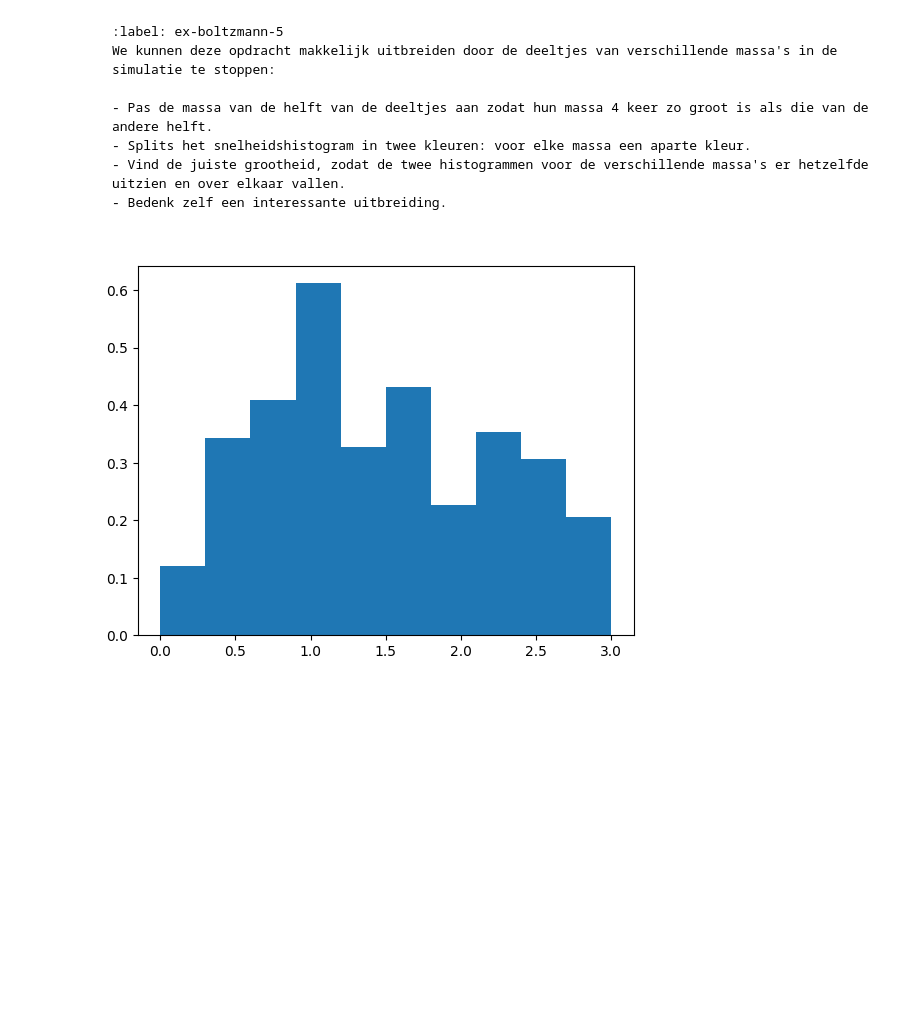
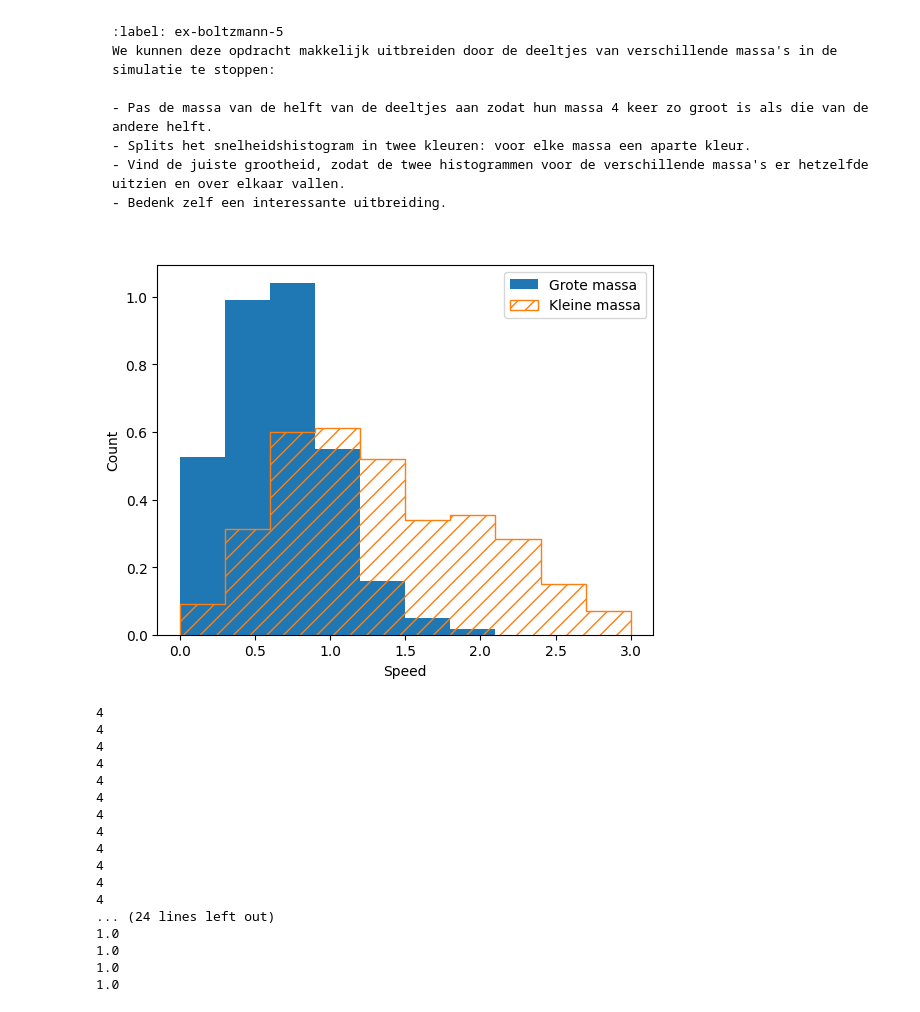
Before and after one commit to arenmeghdadi/314159265358979323846264338, a Jupyter notebook: Content/PySim/6_boltzmann.ipynb, the cells around one changed output. Cells and saved outputs as stored; diff of their text form; code cells hidden in the pictures; blank space fills up the shorter version.

```diff
--- a/Content/PySim/6_boltzmann.ipynb
+++ b/Content/PySim/6_boltzmann.ipynb
@@ -377,42 +379,52 @@ We kunnen deze opdracht makkelijk uitbreiden door de deeltjes van verschillende
 - Vind de juiste grootheid, zodat de twee histogrammen voor de verschillende massa's er hetzelfde uitzien en over elkaar vallen.
 - Bedenk zelf een interessante uitbreiding.
 # %%
-newparticles = []
+for p in particles[:20]:
+    p.m = 4
 
-def create_newparticles(newparticles):
-    """ Leegmaken en opnieuw aanmaken van deeltjes  in lijst """
-    newparticles.clear()
-    for i in range(N):
-        vx = np.random.uniform(-V_0, V_0)
-        vy = np.random.choice([-1, 1]) * np.sqrt(V_0**2 - vx**2)
-        pos = np.random.uniform(-BOX_SIZE_0/2 + RADIUS, BOX_SIZE_0/2 - RADIUS, 2)
-        mass = np.random.uniform(1.0, 4.0, 2)
-        newparticles.append(ParticleClass(m=mass, v=[vx, vy], r=pos, R=RADIUS))
+num_bins = 10
+tot_counts = np.zeros(num_bins, dtype=float)
+tot_counts2 = np.zeros(num_bins, dtype=float)
 
+plt.figure()
+plt.xlabel('Speed')
+plt.ylabel('Count')
 
-create_newparticles(newparticles)
+for i in range(5000):
+    take_time_step(particles)
+    if i % 250 == 0:
+        speeds = [np.linalg.norm(p.v) for p in particles[:20]]
+        partial_counts, bins = np.histogram(speeds, bins=num_bins, density='True', range=[0,3*V_0])
+        tot_counts += partial_counts
+        speeds2 = [np.linalg.norm(p.v) for p in particles[21:]]
+        partial_counts2, bins2 = np.histogram(speeds2, bins=num_bins, density='True', range=[0,3*V_0])
+        tot_counts2 += partial_counts2
 
+norm_counts = tot_counts / 20
+norm_counts2 = tot_counts2 / 20
+plt.stairs(norm_counts, bins, fill='True', label= 'Grote massa')
+plt.stairs(norm_counts2, bins, hatch='//', label = 'Kleine massa')
+plt.legend()
+plt.show()
 
-
-tot_countsmall = np.zeros(num_bins, dtype=float)
-tot_countbig = np.zeros(num_bins, dtype=float)
-for i in range(5000):
-    take_time_step(newparticles)
-    if i % 250 == 0:
-        if p.m == 1.0:
-            speedsmall = [np.linalg.norm(p.v) for p in newparticles]
-            partial_countsmall, bins = np.histogram(speedsmall, bins=num_bins, density='True', range=[0,3*V_0])
-            tot_countsmall += partial_countsmall
-        else:
-            print('I exist')
-            speedbig = [np.linalg.norm(p.v) for p in newparticles]
-            partial_countbig, bins = np.histogram(speedbig, bins=num_bins, density='True', range=[0,3*V_0])
-            tot_countbig += partial_countbig
-
-norm_countsmall = tot_countsmall / 20
-norm_countbig = tot_countbig / 20
-plt.stairs(norm_countsmall, bins, fill='True')
-plt.stairs(norm_countbig, bins, fill='True')
-plt.show()
+for p in particles:
+    print(p.m)
 # %% [output]
-[figure, old version]
+[figure, new version]
+4
+4
+4
+4
+4
+4
+4
+4
+4
+4
+4
+4
+... (24 lines left out)
+1.0
+1.0
+1.0
+1.0
```
Also changed, not shown: parts of 5 cells of this notebook.
